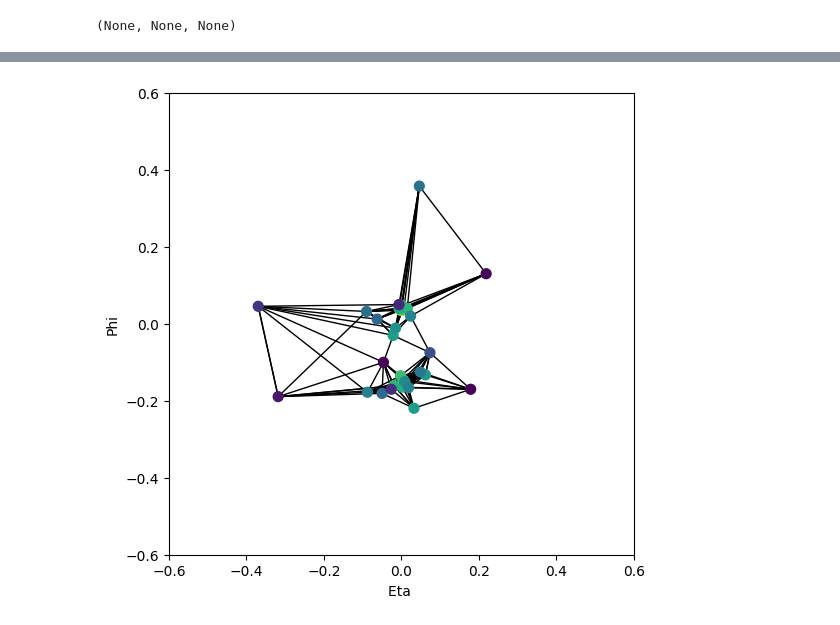
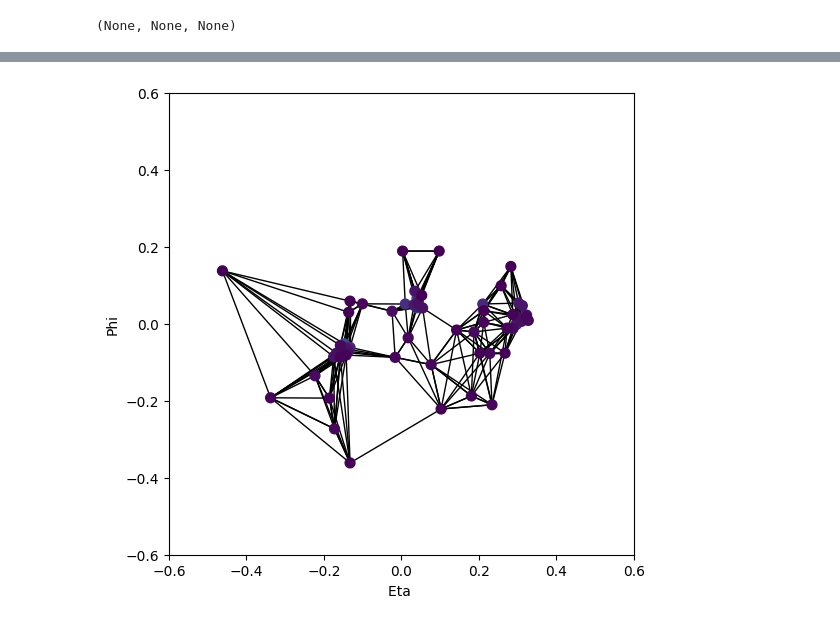
Before and after one commit to thesfinox/aiphy-ml-tools-homework, a Jupyter notebook: CNN_GNN_JetTagging_HndsOn_students.ipynb, the cells around one changed output, grey strips where cells are left out. Cells and saved outputs as stored; diff of their text form; code cells hidden in the pictures.

```diff
--- a/CNN_GNN_JetTagging_HndsOn_students.ipynb
+++ b/CNN_GNN_JetTagging_HndsOn_students.ipynb
@@ -260,0 +290,6 @@ class CNN(nn.Module):
+# %%
+# Check one element of the dataset and one dataloader batch
+x, y = trainset[0]
+print(x.shape, type(x), y.shape, type(y))
+x, y = next(iter(trainloader))
+print(x.shape, type(x), y.shape, type(y))
@@ -552,30 +697,38 @@ Data(x=[37], edge_index=[2, 296], y=2, pos=[37, 2], category=2)
 # %%
 import matplotlib.pyplot as plt
+
 
 def visualize_points(pos, x, edge_index=None, index=None):
     fig = plt.figure(figsize=(6, 6))
     if edge_index is not None:
         for (src, dst) in edge_index.t().tolist():
-             src = pos[src].tolist()
-             dst = pos[dst].tolist()
-             plt.plot([src[0], dst[0]], [src[1], dst[1]], linewidth=1, color='black')
+            src = pos[src].tolist()
+            dst = pos[dst].tolist()
+            plt.plot([src[0], dst[0]], [src[1], dst[1]],
+                     linewidth=1,
+                     color='black')
 
     if index is None:
-        plt.scatter(pos[:, 0], pos[:, 1], s=50, c =(x), zorder=1000)
+        plt.scatter(pos[:, 0], pos[:, 1], s=50, c=(x), zorder=1000)
     else:
-       mask = torch.zeros(pos.size(0), dtype=torch.bool)
-       mask[index] = True
-       plt.scatter(pos[~mask, 0], pos[~mask, 1], s=50, c=(x[~mask]), zorder=1000)
-       plt.scatter(pos[mask, 0], pos[mask, 1], s=50, zorder=1000)
+        mask = torch.zeros(pos.size(0), dtype=torch.bool)
+        mask[index] = True
+        plt.scatter(pos[~mask, 0],
+                    pos[~mask, 1],
+                    s=50,
+                    c=(x[~mask]),
+                    zorder=1000)
+        plt.scatter(pos[mask, 0], pos[mask, 1], s=50, zorder=1000)
 
     plt.axis('on')
-    plt.xlim((-0.6,0.6))
-    plt.ylim((-0.6,0.6))
+    plt.xlim((-0.6, 0.6))
+    plt.ylim((-0.6, 0.6))
     plt.xlabel('Eta ')
     plt.ylabel('Phi')
     plt.show()
 
-data = trainset[0]
-visualize_points(data.pos,data.x, data.edge_index)
+
+data = trainset[44]
+visualize_points(data.pos, data.x, data.edge_index)
 # %% [output]
-[figure, old version]
+[figure, new version]
```
Also changed, not shown: parts of 28 cells of this notebook, 1 other file.
